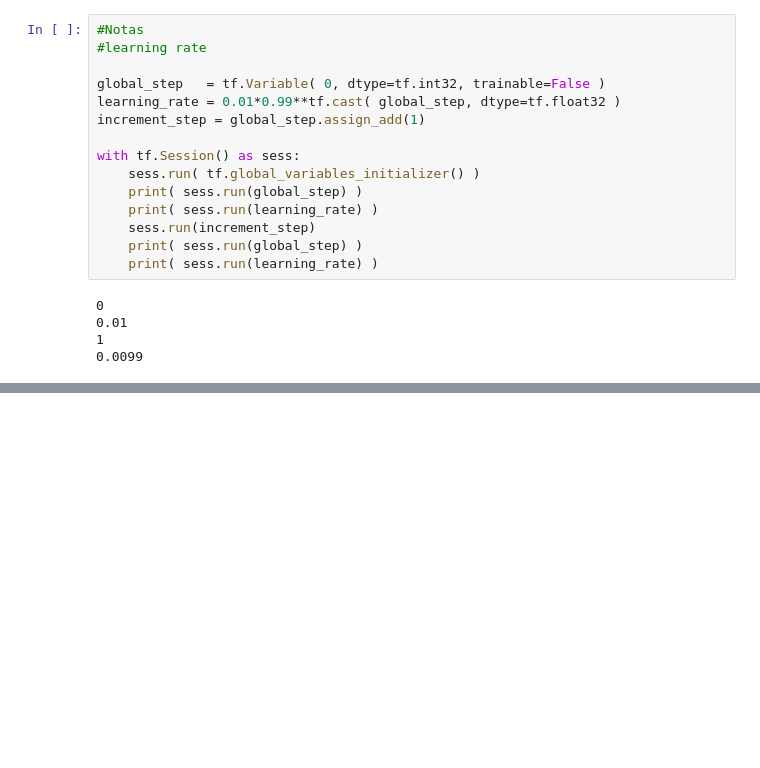
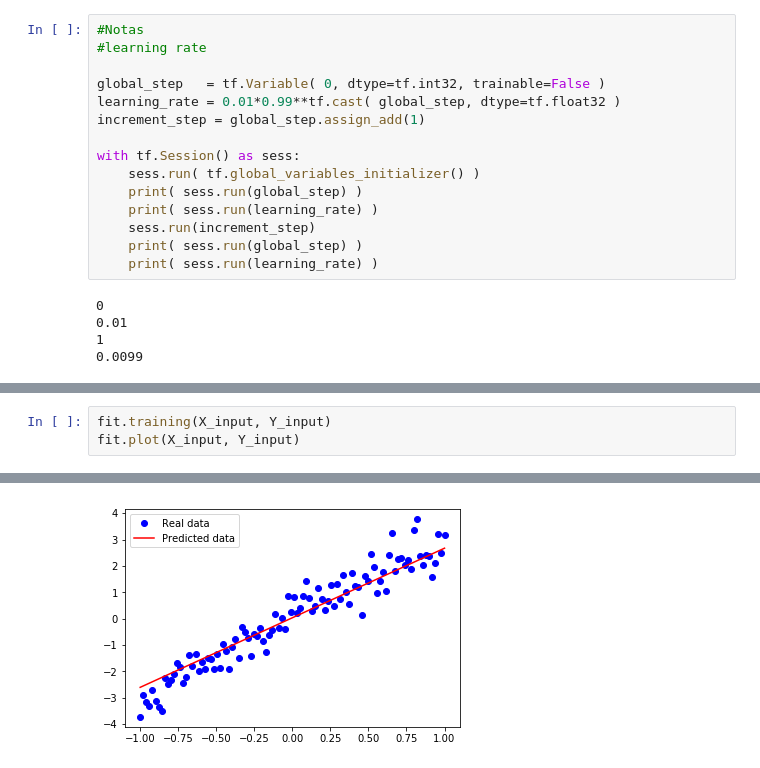
Before and after one commit to pedrodiamel/nettutorial, a Jupyter notebook: tf_linear_regression.ipynb, the cells around one changed output, grey strips where cells are left out. Cells and saved outputs as stored; diff of their text form; blank space fills up the shorter version.

```diff
--- a/tf_linear_regression.ipynb
+++ b/tf_linear_regression.ipynb
@@ -267,0 +402,4 @@ class linalModel:
+# %%
+fit.training(X_input, Y_input)
+fit.plot(X_input, Y_input)
+# %% [output]
@@ -267,0 +409 @@ class linalModel:
+[figure, added]
```
Also changed, not shown: parts of 5 cells of this notebook, 1 other file.
